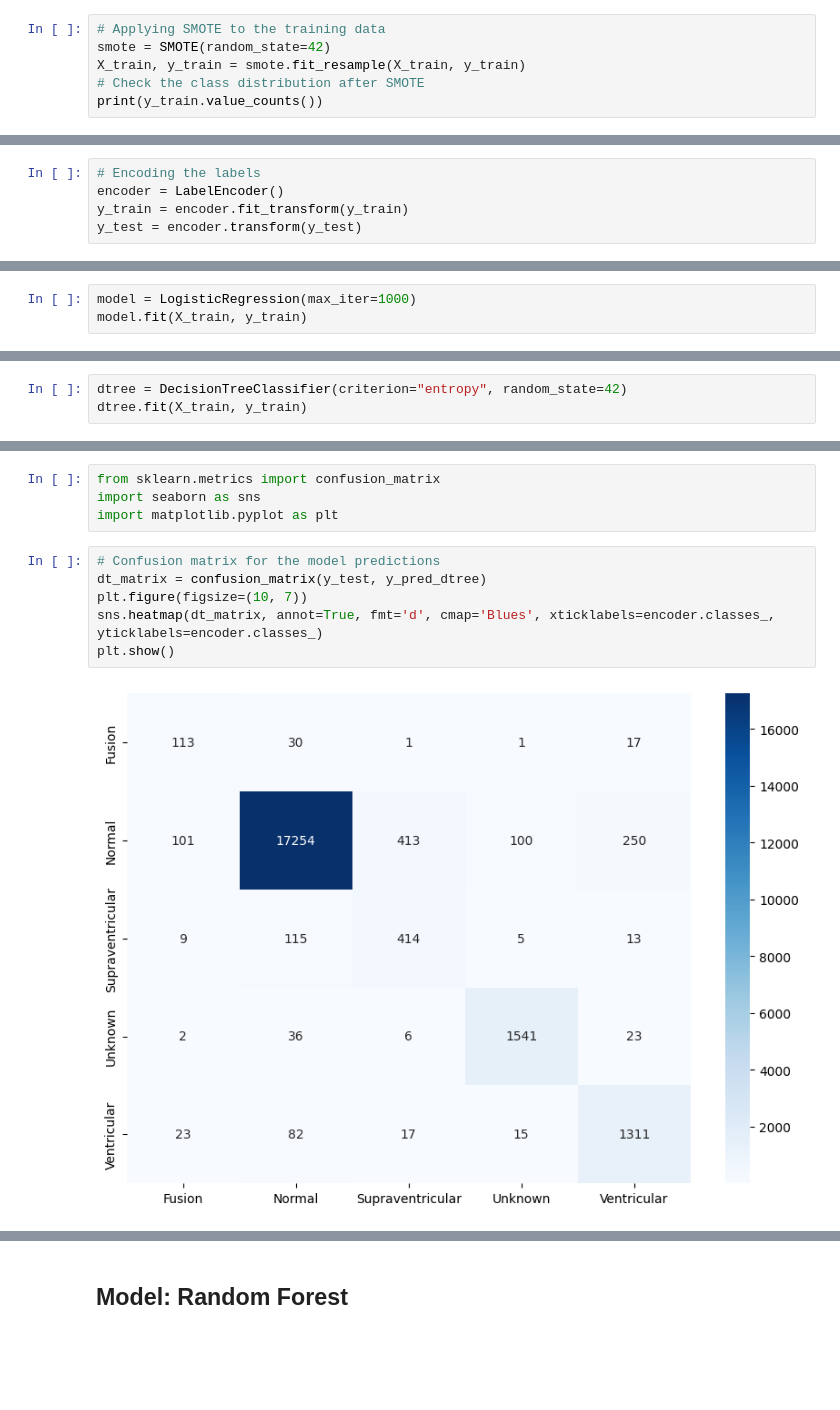
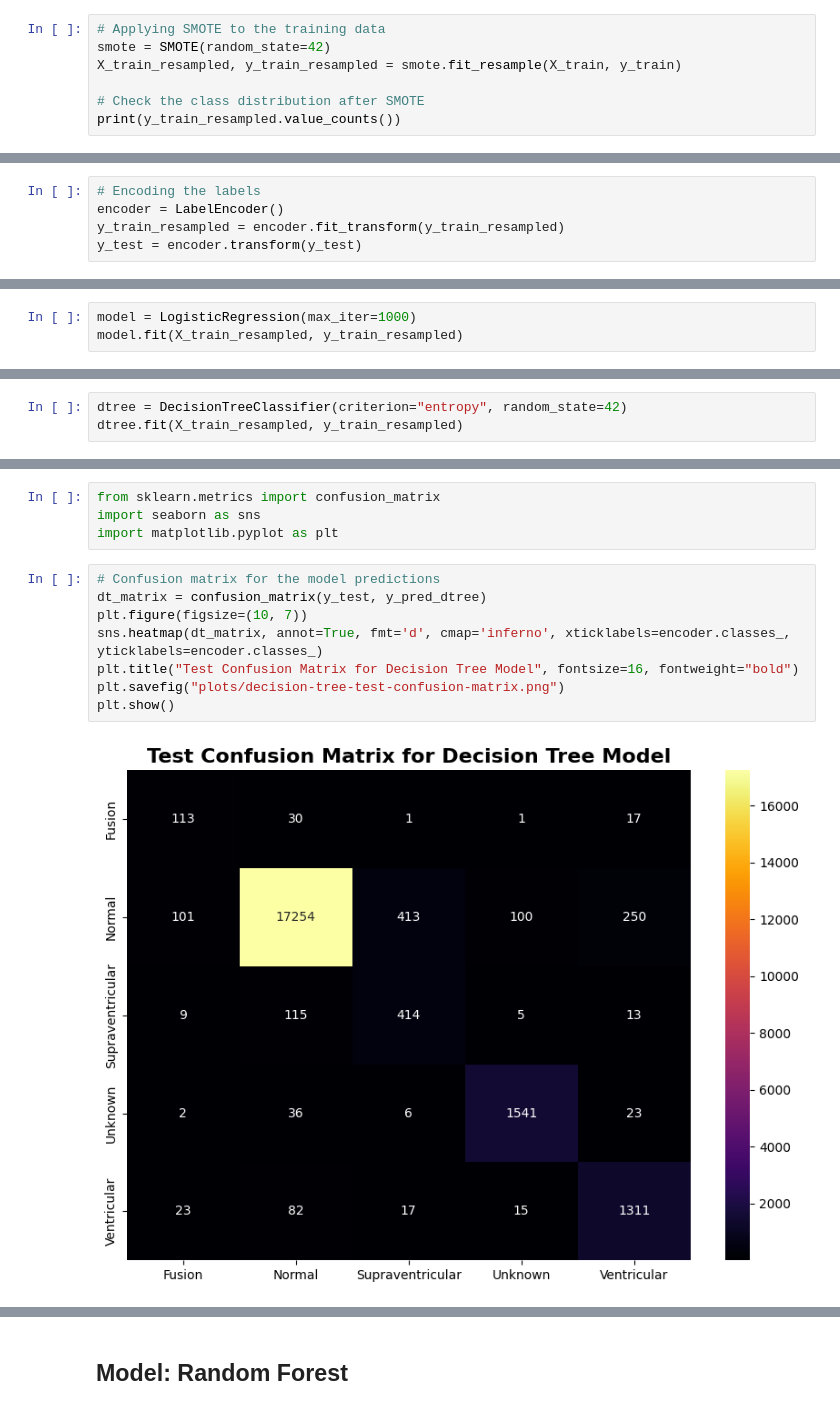
Before and after one commit to DejusDevspace/heart-condition-prediction-from-ecg-readings, a Jupyter notebook: modelling.ipynb, the cells around one changed output, grey strips where cells are left out. Saved outputs shown, nothing was run; the diff lists cells and outputs as text; blank space fills up the shorter version.

```diff
--- a/modelling.ipynb
+++ b/modelling.ipynb
@@ -62,9 +59,10 @@ import seaborn as sns
 # %%
 # Applying SMOTE to the training data
 smote = SMOTE(random_state=42)
-X_train, y_train = smote.fit_resample(X_train, y_train)
+X_train_resampled, y_train_resampled = smote.fit_resample(X_train, y_train)
+
 # Check the class distribution after SMOTE
-print(y_train.value_counts())
+print(y_train_resampled.value_counts())
 # %% [output]
 Label
 Normal              72471
@@ -101,7 +122,7 @@ import pickle
 # %%
 # Encoding the labels
 encoder = LabelEncoder()
-y_train = encoder.fit_transform(y_train)
+y_train_resampled = encoder.fit_transform(y_train_resampled)
 y_test = encoder.transform(y_test)
 # %%
 # Checking the encoded labels
@@ -123,6 +146,6 @@ with open("encoders/label_encoder.pkl", "wb") as f:
 # %%
 model = LogisticRegression(max_iter=1000)
-model.fit(X_train, y_train)
+model.fit(X_train_resampled, y_train_resampled)
 # %% [output]
 LogisticRegression(max_iter=1000)
 # %% [markdown]
@@ -175,7 +212,7 @@ plt.show()
 from sklearn.tree import DecisionTreeClassifier
 # %%
 dtree = DecisionTreeClassifier(criterion="entropy", random_state=42)
-dtree.fit(X_train, y_train)
+dtree.fit(X_train_resampled, y_train_resampled)
 # %% [output]
 DecisionTreeClassifier(criterion='entropy', random_state=42)
 # %% [markdown]
@@ -208,8 +245,10 @@ import matplotlib.pyplot as plt
 # %%
 # Confusion matrix for the model predictions
 dt_matrix = confusion_matrix(y_test, y_pred_dtree)
 plt.figure(figsize=(10, 7))
-sns.heatmap(dt_matrix, annot=True, fmt='d', cmap='Blues', xticklabels=encoder.classes_, yticklabels=encoder.classes_)
+sns.heatmap(dt_matrix, annot=True, fmt='d', cmap='inferno', xticklabels=encoder.classes_, yticklabels=encoder.classes_)
+plt.title("Test Confusion Matrix for Decision Tree Model", fontsize=16, fontweight="bold")
+plt.savefig("plots/decision-tree-test-confusion-matrix.png")
 plt.show()
 # %% [output]
-[figure, old version]
+[figure, new version]
```
Also changed, not shown: parts of 18 cells of this notebook, 13 other files.
